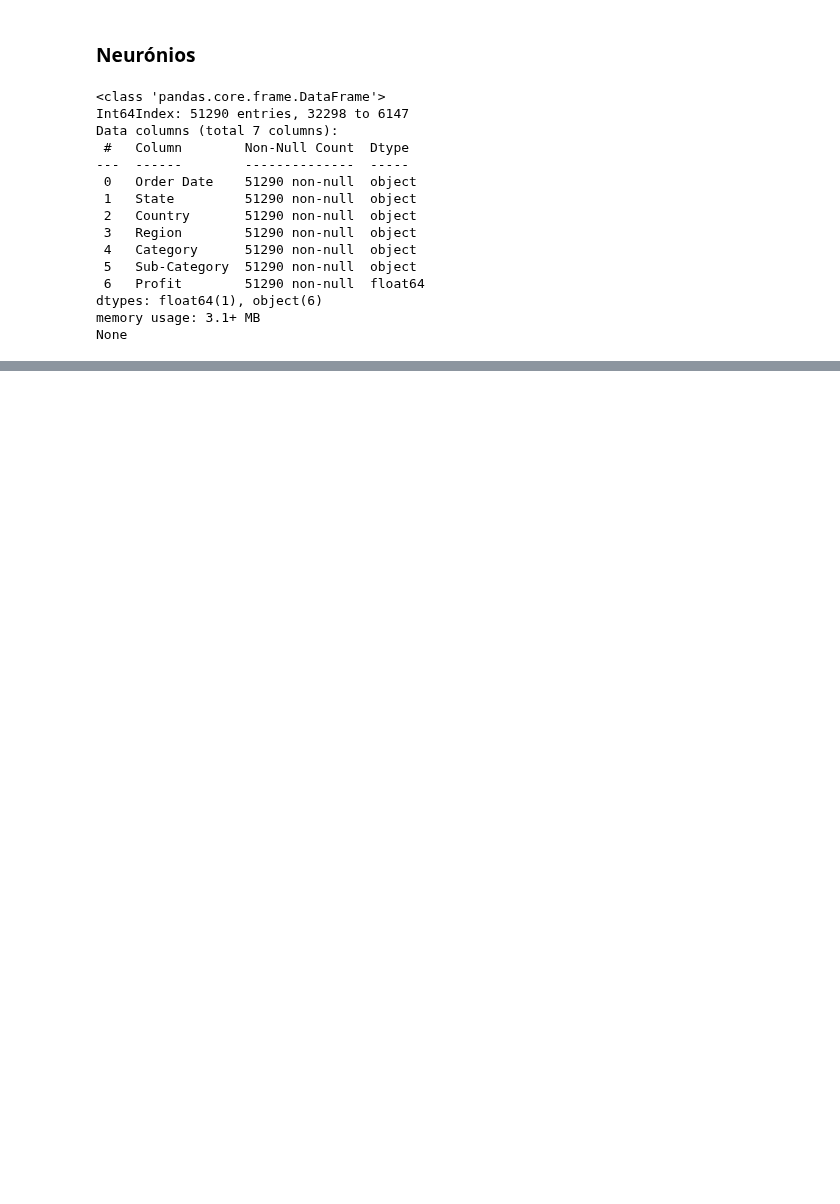
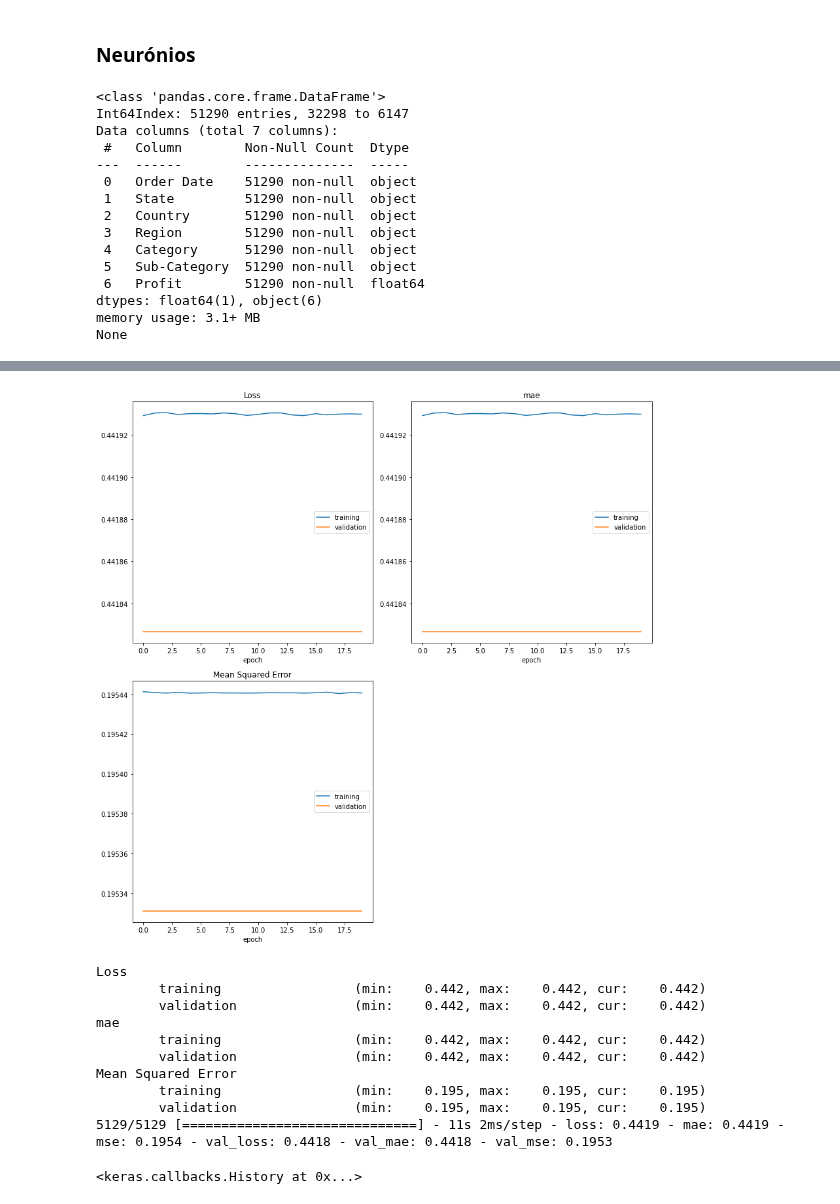
Before and after one commit to gonaloppcc/projetoDAA, a Jupyter notebook: melhor_grupo/assigment-checkpoint.ipynb, the cells around one changed output, grey strips where cells are left out. Drawn from its saved outputs; the diff is of its cells as text; code cells hidden in the pictures; blank space fills up the shorter version.

```diff
--- a/melhor_grupo/assigment-checkpoint.ipynb
+++ b/melhor_grupo/assigment-checkpoint.ipynb
@@ -13,7 +13,7 @@ from sklearn.impute import SimpleImputer
 # Carregamento de dados
 # %%
 data = pd.read_excel('Global_Superstore2.xlsx', index_col=0, comment='#')
-dataset = pd.read_excel('Global_Superstore2.xlsx', index_col=0, comment='#')
+dataset = data #pd.read_excel('Global_Superstore2.xlsx', index_col=0, comment='#')
 # %% [markdown]
 # Exploração dos dados
 # %%
@@ -523,10 +548,13 @@ y_scaled=y_scaled.dropna().reset_index(drop=True)
 
 X_train, X_test, y_train, y_test = train_test_split(X_scaled, y_scaled, test_size=0.2, random_state=RANDOM_SEED)
 
+number_columns = len(X_scaled.columns)#.count()
+#print("Número de colunas: ", number_columns)
+
 def build_model(activation='relu', learning_rate=0.01):
 #create a sequential model (with three Layers - Last one is the output)
     model = Sequential()
-    model.add(Dense(12, input_dim=12, activation=activation))
+    model.add(Dense(number_columns, input_dim=number_columns, activation=activation))
     model.add(Dense(6, activation=activation))
     model.add(Dense(1, activation='relu'))
 
@@ -547,7 +575,7 @@ TUNING_DICT = {
 
 kf = KFold(n_splits=2, shuffle=True, random_state=RANDOM_SEED)
 
-model = KerasRegressor(build_fn=build_model, epochs=15,batch_size=12)
+model = KerasRegressor(build_fn=build_model, epochs=15,batch_size=number_columns)
 grid_search = GridSearchCV(estimator = model,
                             param_grid = TUNING_DICT,
                             cv = kf,
@@ -582,0 +647,23 @@ mse_krr = mean_squared_error(y_scaled, y_pred)
+# %%
+# Overfitting analisys
+
+#Our best model (remember we set refit
+best_mlp_model = grid_search.best_estimator_
+
+from livelossplot import PlotLossesKerasTF
+best_mlp_model.fit(X_train, y_train, epochs=20,
+validation_data=(X_test, y_test),
+callbacks=[PlotLossesKerasTF()], verbose=1)
+# %% [output]
+[figure, added]
+Loss
+        training                 (min:    0.442, max:    0.442, cur:    0.442)
+        validation               (min:    0.442, max:    0.442, cur:    0.442)
+mae
+        training                 (min:    0.442, max:    0.442, cur:    0.442)
+        validation               (min:    0.442, max:    0.442, cur:    0.442)
+Mean Squared Error
+        training                 (min:    0.195, max:    0.195, cur:    0.195)
+        validation               (min:    0.195, max:    0.195, cur:    0.195)
+5129/5129 [==============================] - 11s 2ms/step - loss: 0.4419 - mae: 0.4419 - mse: 0.1954 - val_loss: 0.4418 - val_mae: 0.4418 - val_mse: 0.1953
+<keras.callbacks.History at 0x...>
```
Also changed, not shown: parts of 10 cells of this notebook.
